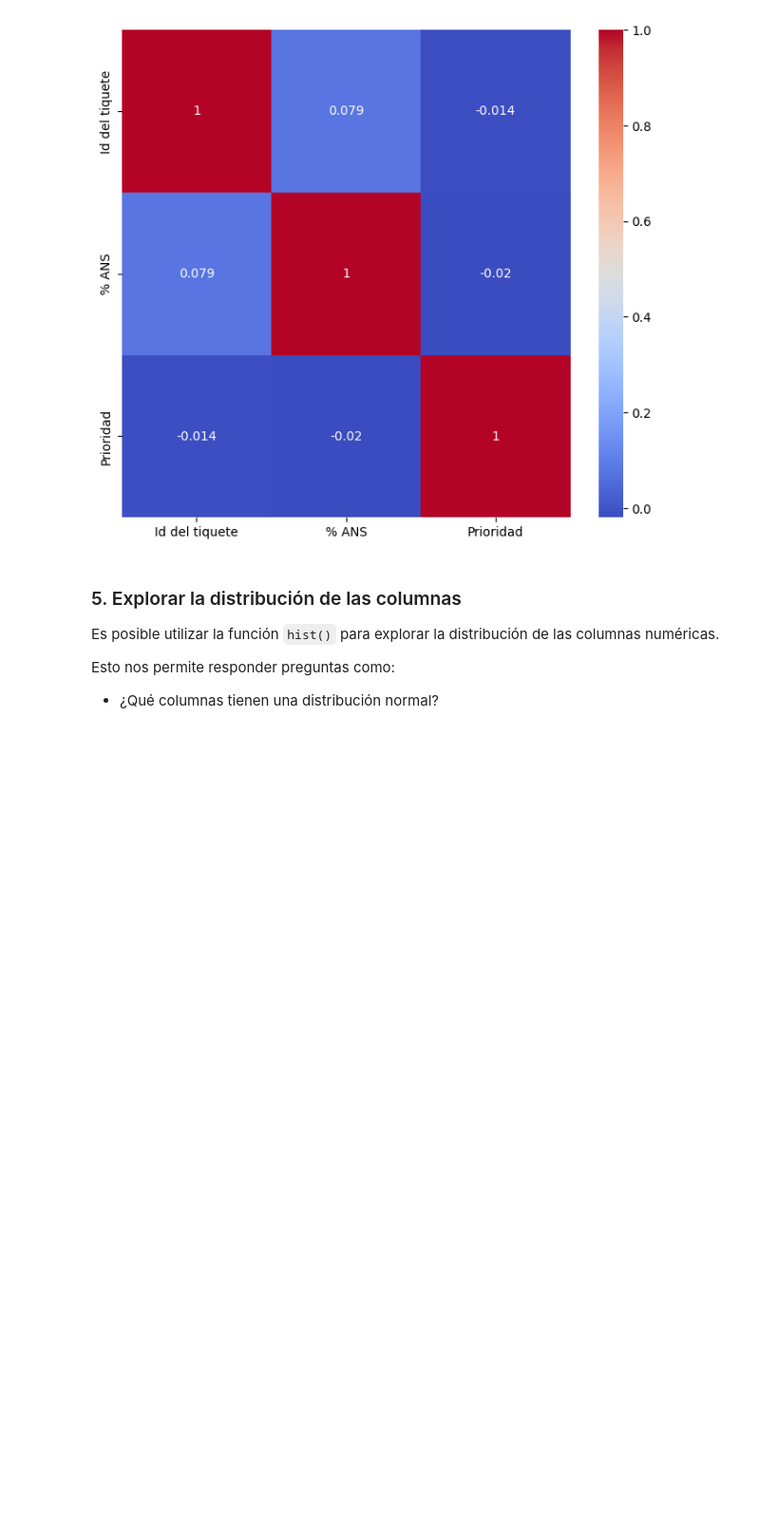
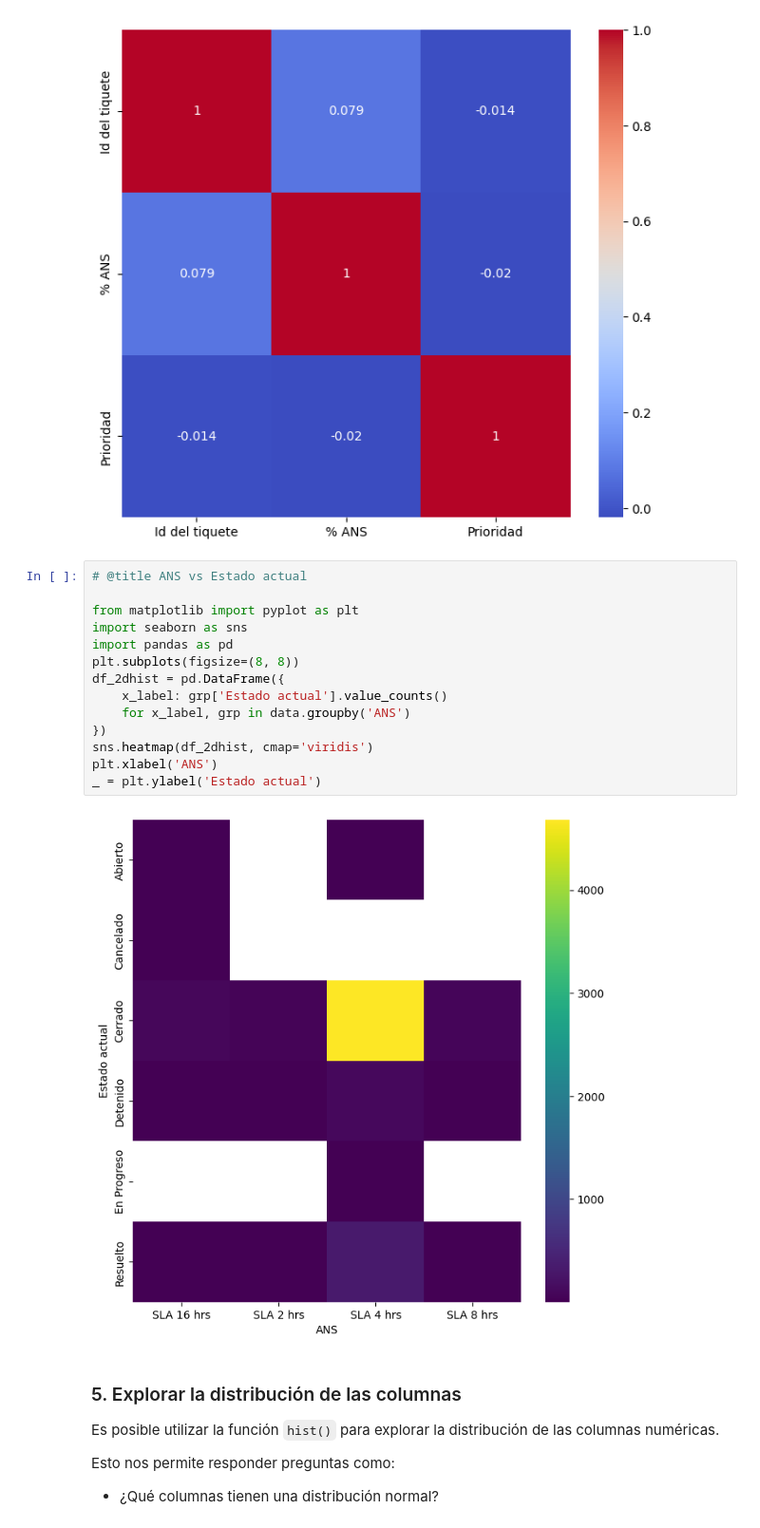
Before and after one commit to palberth/CienciaDatos-MASDI, a Jupyter notebook: Seccion_1/Ejemplo_1-mall_customers_clustering.ipynb, the cells around one changed output. Shown at 95% size. Saved outputs shown, nothing was run; the diff lists cells and outputs as text; blank space fills up the shorter version.

```diff
--- a/Seccion_1/Ejemplo_1-mall_customers_clustering.ipynb
+++ b/Seccion_1/Ejemplo_1-mall_customers_clustering.ipynb
@@ -202,6 +191,22 @@ sns.heatmap(correlation_matrix, annot=True, cmap='coolwarm')
 plt.show()
 # %% [output]
 [figure]
+# %%
+# @title ANS vs Estado actual
+
+from matplotlib import pyplot as plt
+import seaborn as sns
+import pandas as pd
+plt.subplots(figsize=(8, 8))
+df_2dhist = pd.DataFrame({
+    x_label: grp['Estado actual'].value_counts()
+    for x_label, grp in data.groupby('ANS')
+})
+sns.heatmap(df_2dhist, cmap='viridis')
+plt.xlabel('ANS')
+_ = plt.ylabel('Estado actual')
+# %% [output]
+[figure, added]
 # %% [markdown]
 ### 5. Explorar la distribución de las columnas
 
```
Also changed, not shown: parts of 3 cells of this notebook.
